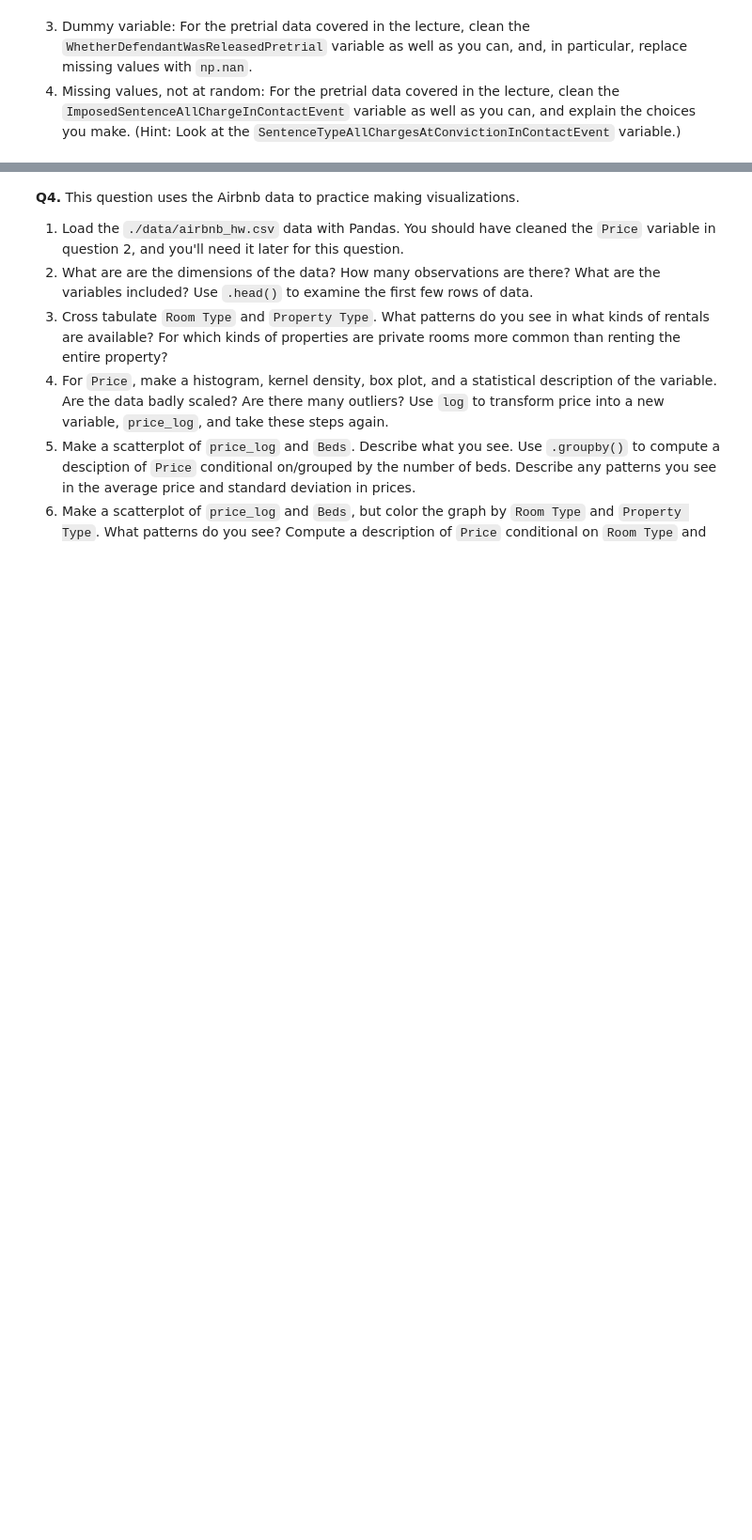
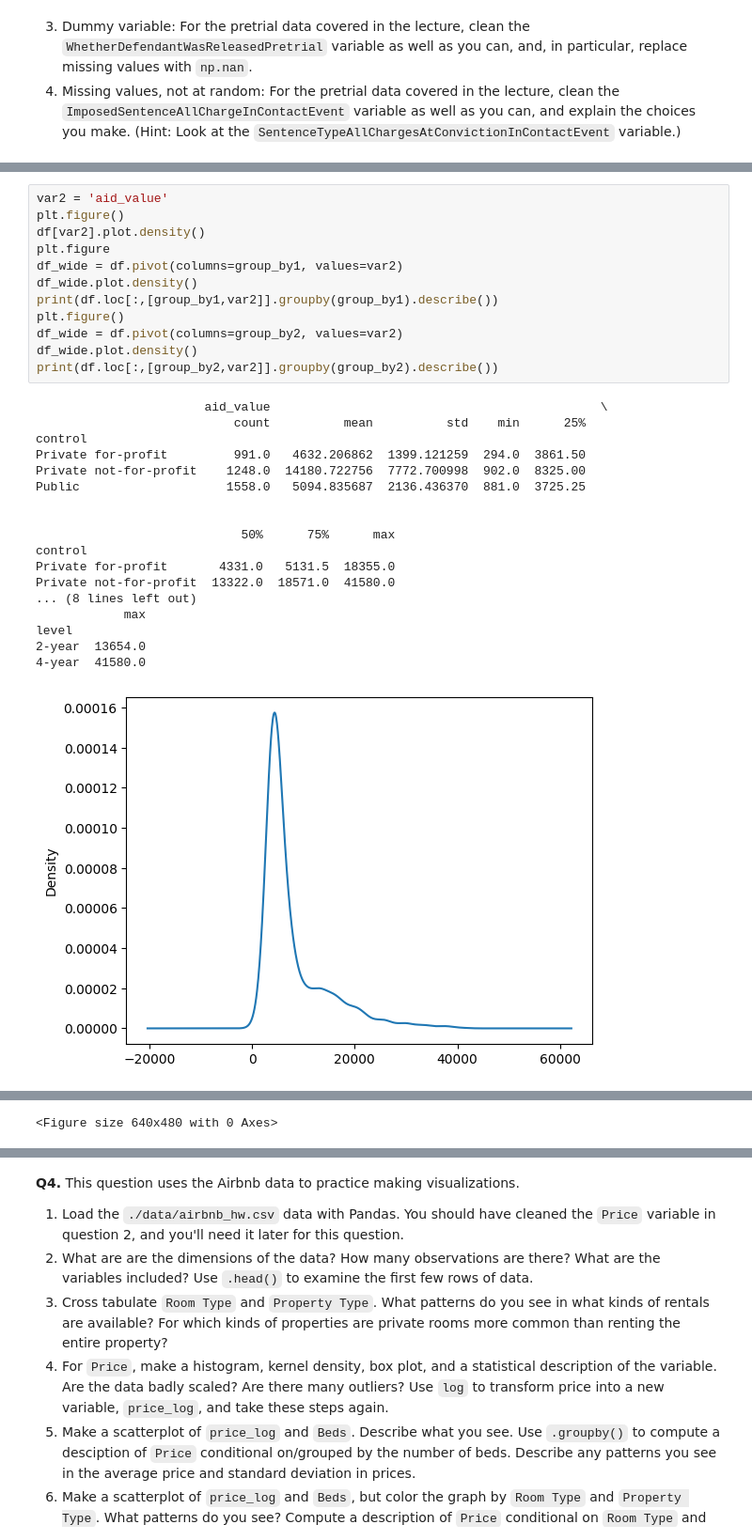
Before and after one commit to amanzanares410/assignment2, a Jupyter notebook: assignment2.ipynb, the cells around one changed output, grey strips where cells are left out. Shown: that part at 94% size. Drawn from its saved outputs; the diff is of its cells as text; blank space fills up the shorter version.

```diff
--- a/assignment2.ipynb
+++ b/assignment2.ipynb
@@ -166,0 +190,31 @@ Standard deviation: 23.312730042196648
+# %%
+var2 = 'aid_value'
+plt.figure()
+df[var2].plot.density()
+plt.figure
+df_wide = df.pivot(columns=group_by1, values=var2)
+df_wide.plot.density()
+print(df.loc[:,[group_by1,var2]].groupby(group_by1).describe())
+plt.figure()
+df_wide = df.pivot(columns=group_by2, values=var2)
+df_wide.plot.density()
+print(df.loc[:,[group_by2,var2]].groupby(group_by2).describe())
+# %% [output]
+                       aid_value                                             \
+                           count          mean          std    min      25%
+control
+Private for-profit         991.0   4632.206862  1399.121259  294.0  3861.50
+Private not-for-profit    1248.0  14180.722756  7772.700998  902.0  8325.00
+Public                    1558.0   5094.835687  2136.436370  881.0  3725.25
+
+
+                            50%      75%      max
+control
+Private for-profit       4331.0   5131.5  18355.0
+Private not-for-profit  13322.0  18571.0  41580.0
+... (8 lines left out)
+            max
+level
+2-year  13654.0
+4-year  41580.0
+[figure, added]
@@ -166,0 +222 @@ Standard deviation: 23.312730042196648
+<Figure size 640x480 with 0 Axes>
```
Also changed, not shown: parts of 16 cells of this notebook.
